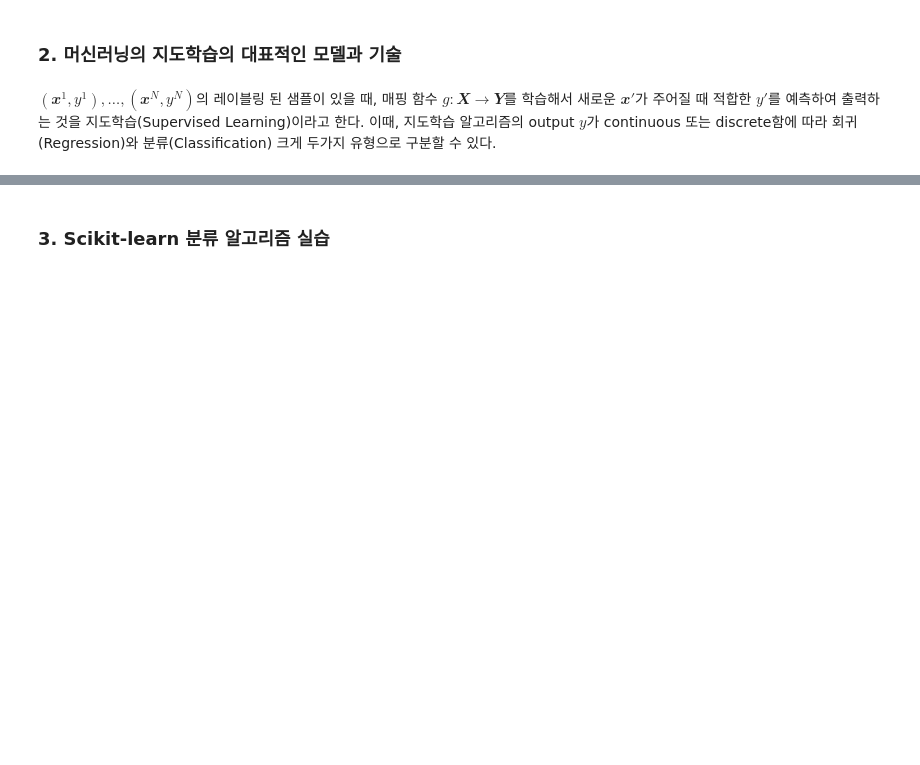
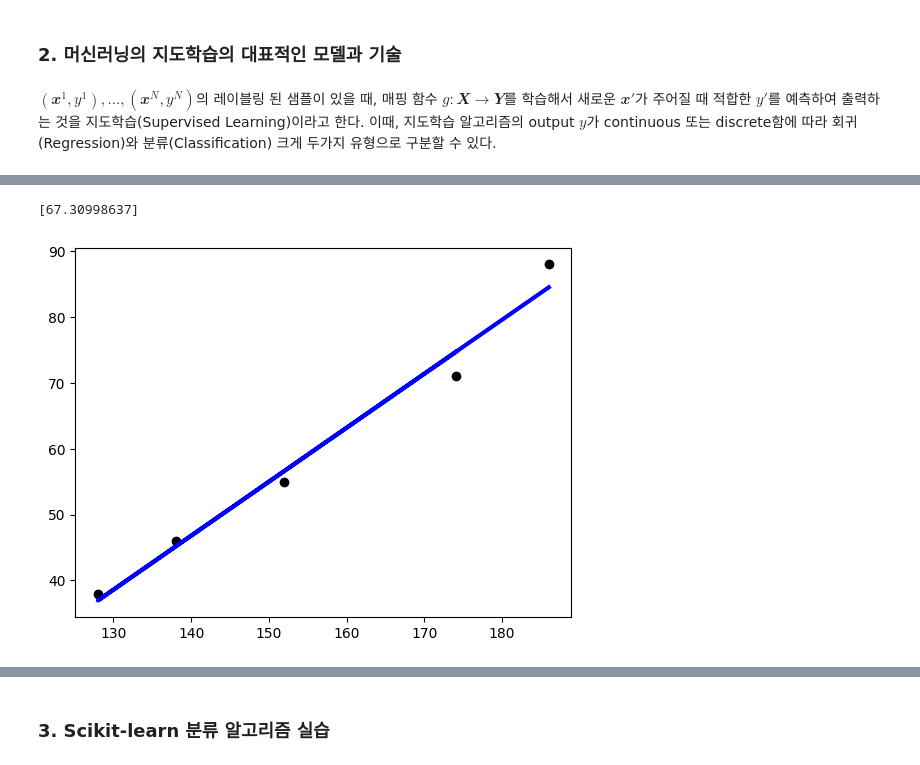
Before and after one commit to DohaLim/artificial-intelligence, a Jupyter notebook: supervised_learning.ipynb, the cells around one changed output, grey strips where cells are left out. Drawn from its saved outputs; the diff is of its cells as text; code cells hidden in the pictures; blank space fills up the shorter version.

```diff
--- a/supervised_learning.ipynb
+++ b/supervised_learning.ipynb
@@ -58,0 +38,23 @@ $(𝒙^1, 𝑦^1) , … , (𝒙^𝑁, 𝑦^𝑁)$의 레이블링 된 샘플이
+# %%
+## Practice 1: 키와 몸무게 예측
+
+from sklearn import linear_model
+import matplotlib.pyplot as plt
+
+X_tn = [[174], [152], [138], [128], [186]]
+y_tn = [71, 55, 46, 38, 88] # label
+
+reg = linear_model.LinearRegression().fit(X_tn, y_tn)
+
+y_tn_pred = reg.predict(X_tn)
+
+plt.scatter(X_tn, y_tn, color="black")
+plt.plot(X_tn, y_tn_pred, color="blue", linewidth=3)
+
+# 새로운 값 예측
+X_te = [[165]]
+y_te_pred = reg.predict(X_te)
+print(y_te_pred)
+# %% [output]
+[67.30998637]
+[figure, added]
```
Also changed, not shown: parts of 8 cells of this notebook, 2 other files.
